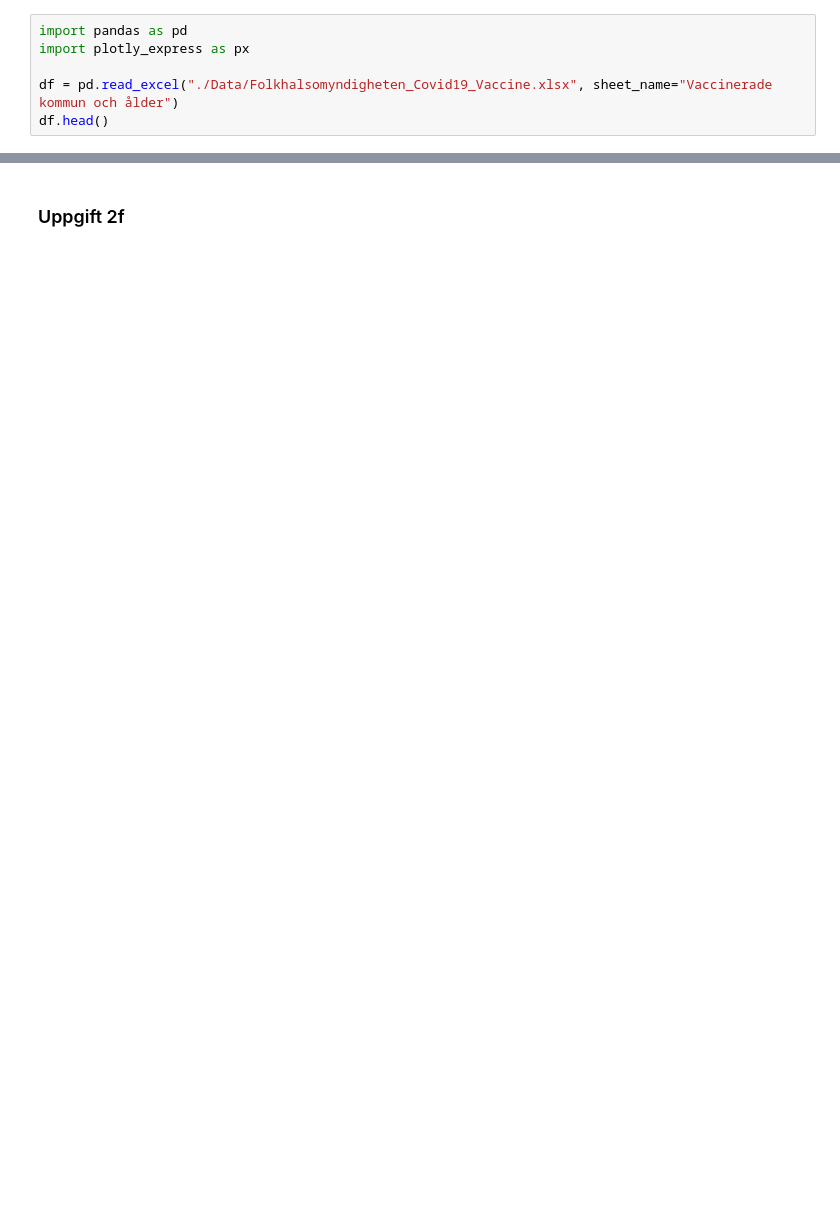
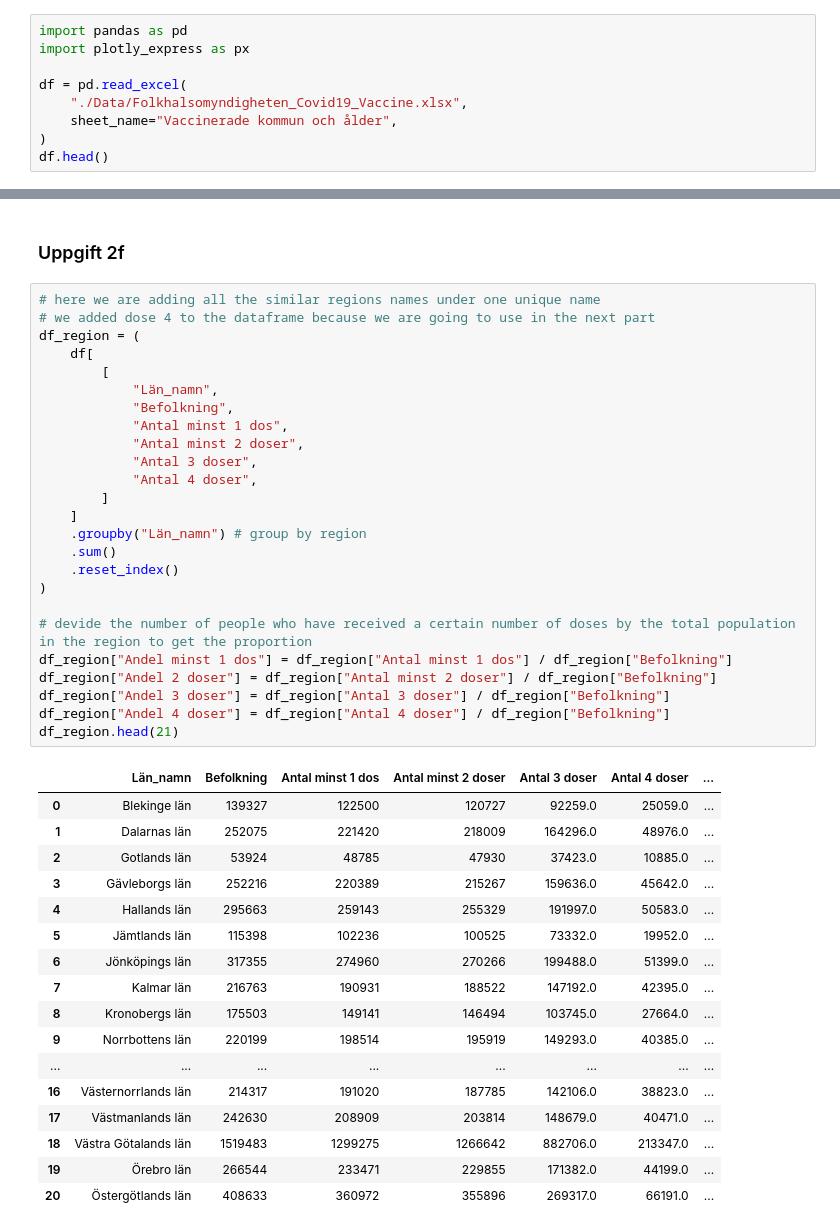
Before and after one commit to eliaselhaddad/Databehandling-Elias-El-Haddad, a Jupyter notebook: Labb_4/Uppgift_2.ipynb, the cells around one changed output, grey strips where cells are left out. Cells and saved outputs as stored; diff of their text form; blank space fills up the shorter version.

```diff
--- a/Labb_4/Uppgift_2.ipynb
+++ b/Labb_4/Uppgift_2.ipynb
@@ -2,7 +2,10 @@
 import pandas as pd
 import plotly_express as px
 
-df = pd.read_excel("./Data/Folkhalsomyndigheten_Covid19_Vaccine.xlsx", sheet_name="Vaccinerade kommun och ålder")
+df = pd.read_excel(
+    "./Data/Folkhalsomyndigheten_Covid19_Vaccine.xlsx",
+    sheet_name="Vaccinerade kommun och ålder",
+)
 df.head()
 # %% [output]
 |  | Län | Län_namn | Kommun | Kommun_namn | Ålder | Befolkning | Antal minst 1 dos | Antal minst 2 doser | ... |
@@ -107,4 +114,47 @@ fig = px.histogram(
 fig.show()
 # %% [markdown]
 ### Uppgift 2f
+# %%
+# here we are adding all the similar regions names under one unique name
+# we added dose 4 to the dataframe because we are going to use in the next part
+df_region = (
+    df[
+        [
+            "Län_namn",
+            "Befolkning",
+            "Antal minst 1 dos",
+            "Antal minst 2 doser",
+            "Antal 3 doser",
+            "Antal 4 doser",
+        ]
+    ]
+    .groupby("Län_namn") # group by region
+    .sum()
+    .reset_index()
+)
+
+# devide the number of people who have received a certain number of doses by the total population in the region to get the proportion
+df_region["Andel minst 1 dos"] = df_region["Antal minst 1 dos"] / df_region["Befolkning"]
+df_region["Andel 2 doser"] = df_region["Antal minst 2 doser"] / df_region["Befolkning"]
+df_region["Andel 3 doser"] = df_region["Antal 3 doser"] / df_region["Befolkning"]
+df_region["Andel 4 doser"] = df_region["Antal 4 doser"] / df_region["Befolkning"]
+df_region.head(21)
+# %% [output]
+|  | Län_namn | Befolkning | Antal minst 1 dos | Antal minst 2 doser | Antal 3 doser | Antal 4 doser | ... |
+| 0 | Blekinge län | 139327 | 122500 | 120727 | 92259.0 | 25059.0 | ... |
+| 1 | Dalarnas län | 252075 | 221420 | 218009 | 164296.0 | 48976.0 | ... |
+| 2 | Gotlands län | 53924 | 48785 | 47930 | 37423.0 | 10885.0 | ... |
+| 3 | Gävleborgs län | 252216 | 220389 | 215267 | 159636.0 | 45642.0 | ... |
+| 4 | Hallands län | 295663 | 259143 | 255329 | 191997.0 | 50583.0 | ... |
+| 5 | Jämtlands län | 115398 | 102236 | 100525 | 73332.0 | 19952.0 | ... |
+| 6 | Jönköpings län | 317355 | 274960 | 270266 | 199488.0 | 51399.0 | ... |
+| 7 | Kalmar län | 216763 | 190931 | 188522 | 147192.0 | 42395.0 | ... |
+| 8 | Kronobergs län | 175503 | 149141 | 146494 | 103745.0 | 27664.0 | ... |
+| 9 | Norrbottens län | 220199 | 198514 | 195919 | 149293.0 | 40385.0 | ... |
+| ... | ... | ... | ... | ... | ... | ... | ... |
+| 16 | Västernorrlands län | 214317 | 191020 | 187785 | 142106.0 | 38823.0 | ... |
+| 17 | Västmanlands län | 242630 | 208909 | 203814 | 148679.0 | 40471.0 | ... |
+| 18 | Västra Götalands län | 1519483 | 1299275 | 1266642 | 882706.0 | 213347.0 | ... |
+| 19 | Örebro län | 266544 | 233471 | 229855 | 171382.0 | 44199.0 | ... |
+| 20 | Östergötlands län | 408633 | 360972 | 355896 | 269317.0 | 66191.0 | ... |
 # %%
```
Also changed, not shown: parts of 9 cells of this notebook, 3 other files.
